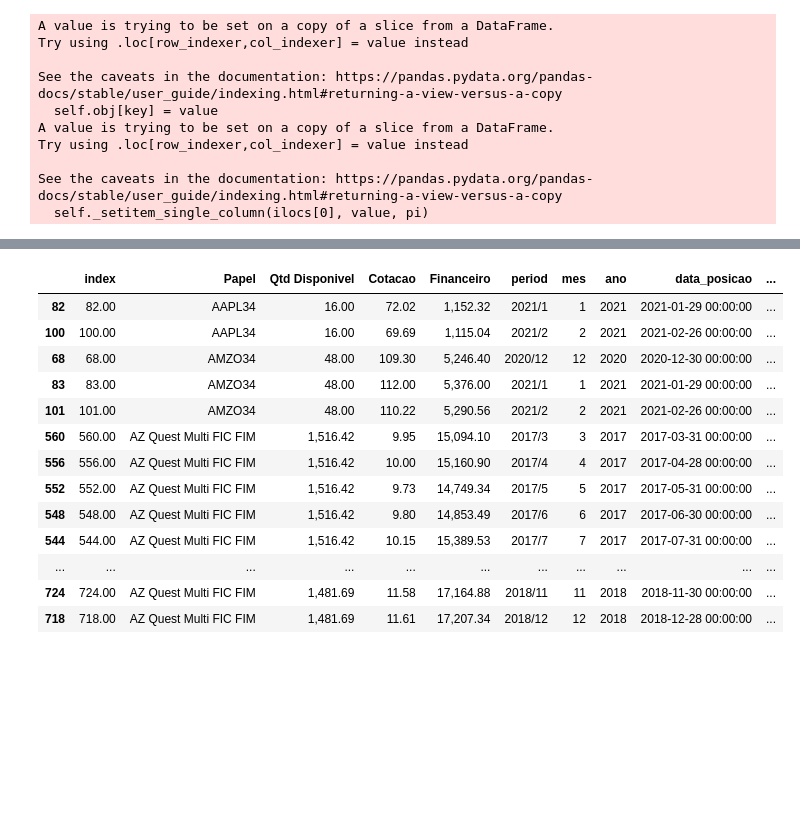
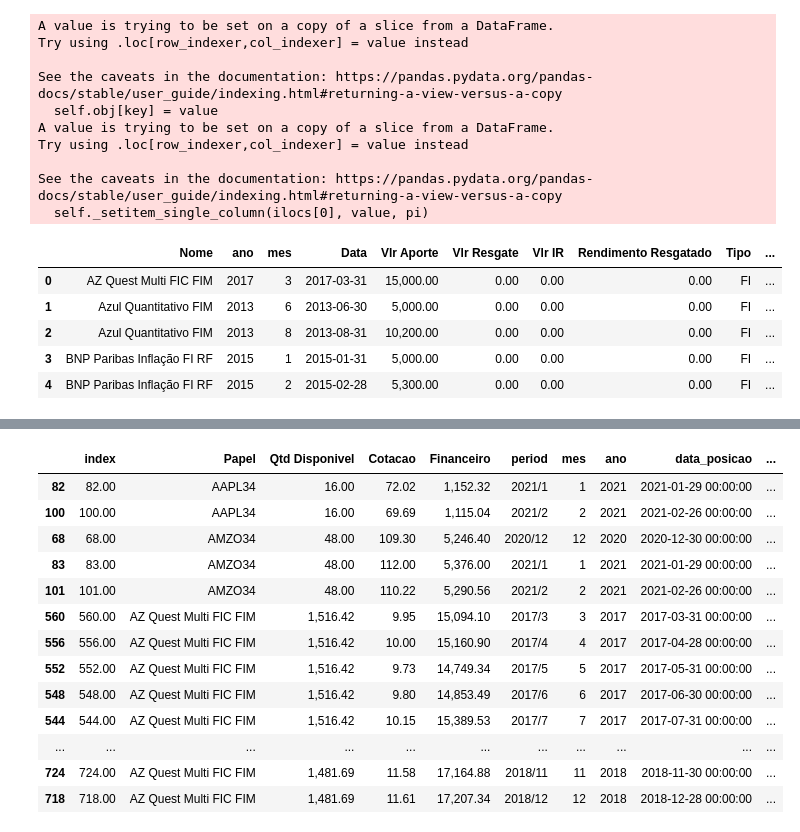
Before and after one commit to gabrielmlg/finance-app, a Jupyter notebook: new-finance-app/test.ipynb, the cells around one changed output, grey strips where cells are left out. Saved outputs shown, nothing was run; the diff lists cells and outputs as text; code cells hidden in the pictures; blank space fills up the shorter version.

```diff
--- a/new-finance-app/test.ipynb
+++ b/new-finance-app/test.ipynb
@@ -48,6 +48,15 @@ Try using .loc[row_indexer,col_indexer] = value instead
 
 See the caveats in the documentation: https://pandas.pydata.org/pandas-docs/stable/user_guide/indexing.html#returning-a-view-versus-a-copy
   self._setitem_single_column(ilocs[0], value, pi)
+# %%
+extract.extract_fis.head()
+# %% [output]
+|  | Nome | ano | mes | Data | Vlr Aporte | Vlr Resgate | Vlr IR | Rendimento Resgatado | Tipo | ... |
+| 0 | AZ Quest Multi FIC FIM | 2017 | 3 | 2017-03-31 | 15,000.00 | 0.00 | 0.00 | 0.00 | FI | ... |
+| 1 | Azul Quantitativo FIM | 2013 | 6 | 2013-06-30 | 5,000.00 | 0.00 | 0.00 | 0.00 | FI | ... |
+| 2 | Azul Quantitativo FIM | 2013 | 8 | 2013-08-31 | 10,200.00 | 0.00 | 0.00 | 0.00 | FI | ... |
+| 3 | BNP Paribas Inflação FI RF | 2015 | 1 | 2015-01-31 | 5,000.00 | 0.00 | 0.00 | 0.00 | FI | ... |
+| 4 | BNP Paribas Inflação FI RF | 2015 | 2 | 2015-02-28 | 5,300.00 | 0.00 | 0.00 | 0.00 | FI | ... |
 # %%
 transform = Transform()
 
```
Also changed, not shown: parts of 11 cells of this notebook, 15 other files.
